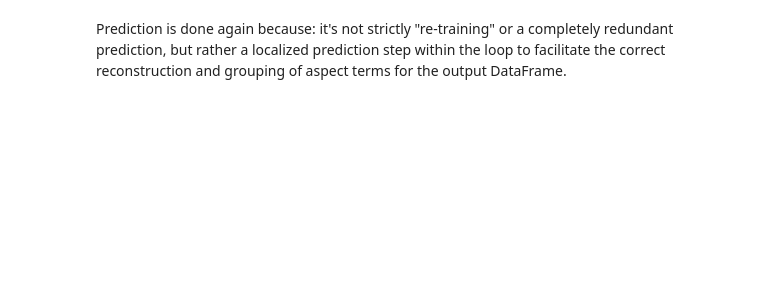
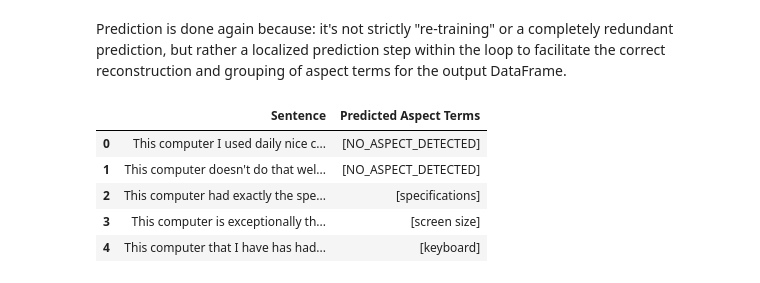
Before and after one commit to ShubhamIITMS006/NLP-Projects, a Jupyter notebook: Aspect_Detection_Sentiment_Analysis.ipynb, the cells around one changed output. Cells and saved outputs as stored; diff of their text form; code cells hidden in the pictures; blank space fills up the shorter version.

```diff
--- a/Aspect_Detection_Sentiment_Analysis.ipynb
+++ b/Aspect_Detection_Sentiment_Analysis.ipynb
@@ -538,7 +615,6 @@ predicted_aspect_terms = []
 tokenizer = DistilBertTokenizerFast.from_pretrained('distilbert-base-uncased')
 
 # Assuming the model is already loaded and in eval mode from the previous cell
-# model.load_state_dict(torch.load('/content/distilbert-finetune-aspect.pt'))
 # model.eval()
 
 for sentence in test_sentences:
@@ -556,7 +632,7 @@ for sentence in test_sentences:
     input_ids = encoded['input_ids']
     attention_mask = encoded['attention_mask']
     offsets = encoded['offset_mapping'][0].tolist()
-    word_ids = encoded.word_ids()
+    word_ids = encoded.word_ids()                     ## word_ids will have "None" for special tokens ['cls'], ['end'], ['pad']
 
     # Get predictions for the current sentence
     with torch.no_grad():
@@ -591,32 +667,45 @@ for sentence in test_sentences:
                 # If currently tracking an aspect span, extend it
                 if current_aspect_span is not None:
                     current_aspect_span = (current_aspect_span[0], end_offset)
                 # If 'I' without preceding 'B', ignore (do not start or extend span)
 
             else: # predicted_label == 'O'
                 # If currently tracking an aspect span, it's now completed
                 if current_aspect_span is not None:
                     aspect_term = sentence[current_aspect_span[0]:current_aspect_span[1]].strip()
                     if aspect_term:
                         sentence_aspect_terms_set.add(aspect_term)
                     current_aspect_span = None # Reset the span
 
     # After the loop, add the last aspect term if one was being tracked at the end of the sentence
     if current_aspect_span is not None:
          aspect_term = sentence[current_aspect_span[0]:current_aspect_span[1]].strip()
          if aspect_term:
             sentence_aspect_terms_set.add(aspect_term)
 
 
     # Convert the set back to a list for the DataFrame
-    predicted_aspect_terms.append(list(sentence_aspect_terms_set))
+    extracted_terms = list(sentence_aspect_terms_set)
+
+    # Add a placeholder if no aspect terms were extracted
+    if not extracted_terms:
+        predicted_aspect_terms.append(['NO_ASPECT_DETECTED'])
+    else:
+        predicted_aspect_terms.append(extracted_terms)
 
 
 # Create a DataFrame
 predicted_aspects_df = pd.DataFrame({
     'Sentence': test_sentences,
     'Predicted Aspect Terms': predicted_aspect_terms
 })
 
 display(predicted_aspects_df.head())
+# %% [output]
+|  | Sentence | Predicted Aspect Terms |
+| 0 | This computer I used daily nice c... | [NO_ASPECT_DETECTED] |
+| 1 | This computer doesn't do that wel... | [NO_ASPECT_DETECTED] |
+| 2 | This computer had exactly the spe... | [specifications] |
+| 3 | This computer is exceptionally th... | [screen size] |
+| 4 | This computer that I have has had... | [keyboard] |
 # %%
```
Also changed, not shown: parts of 33 cells of this notebook.
